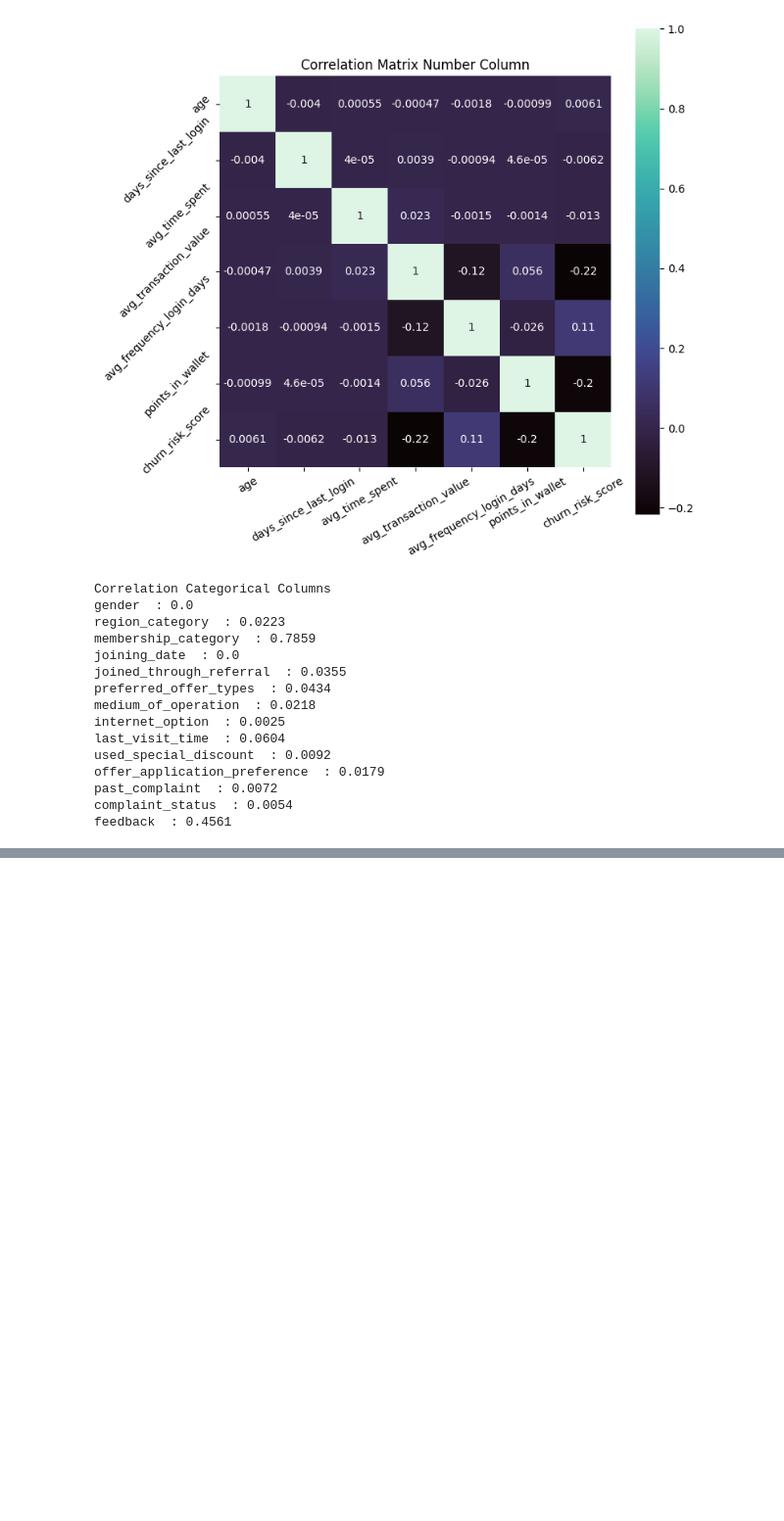
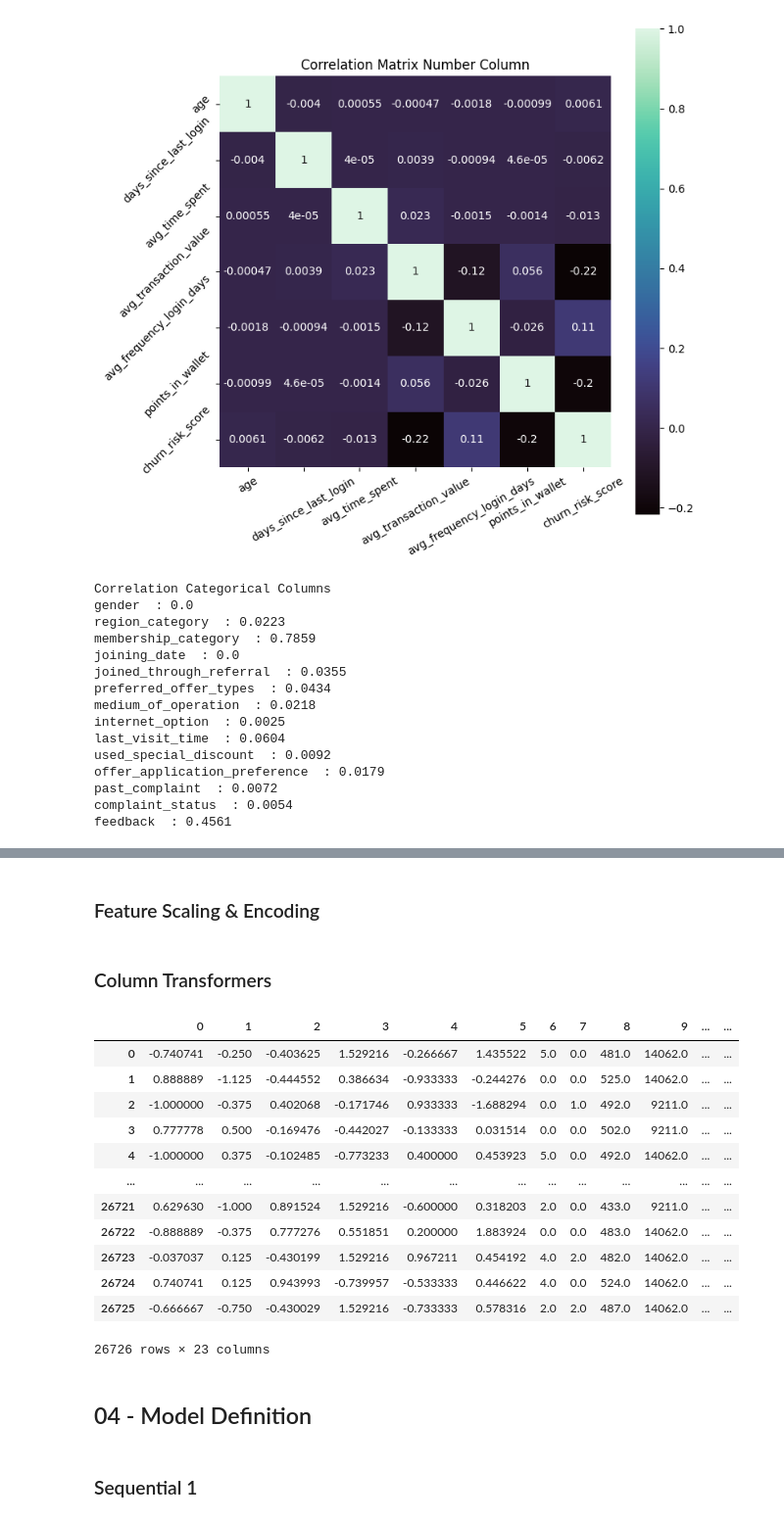
Before and after one commit to ediashta/HaiMeds-Churn-Prediction, a Jupyter notebook: h8dsft_P2M1_Edisahta.ipynb, the cells around one changed output, grey strips where cells are left out. Shown: that part at 98% size. Saved outputs shown, nothing was run; the diff lists cells and outputs as text; code cells hidden in the pictures; blank space fills up the shorter version.

```diff
--- a/h8dsft_P2M1_Edisahta.ipynb
+++ b/h8dsft_P2M1_Edisahta.ipynb
@@ -185,0 +303,2 @@ feedback  : 0.4561
+# %% [markdown]
+### Feature Scaling & Encoding
@@ -185,0 +320,42 @@ feedback  : 0.4561
+# %%
+ordinal_order = [['No Membership', 'Basic Membership', 'Premium Membership',
+                  'Silver Membership', 'Gold Membership', 'Platinum Membership'],
+                 ['Not Applicable', 'Unsolved', 'No Information Available',
+                  'Solved in Follow-up', 'Solved']]
+# %%
+ordinal_pipeline = Pipeline([
+    ('imputer', imputer),  #impute missing values
+    ('ordinal_encoder', OrdinalEncoder(categories=ordinal_order, handle_unknown='use_encoded_value', unknown_value=-1))  #encode using onehot encoder
+])
+# %% [markdown]
+### Column Transformers
+# %%
+col_transformers = ColumnTransformer([
+    ('pipe_num', scaler_pipeline, num_col),
+    ('pipe_ord', ordinal_pipeline, ord_col),
+    ('pipe_nom', nominal_pipeline, nom_col)
+])
+# %%
+X_train = col_transformers.fit_transform(X_train)
+X_val = col_transformers.transform(X_val)
+X_test = col_transformers.transform(X_test)
+# %%
+pd.DataFrame(X_train)
+# %% [output]
+|  | 0 | 1 | 2 | 3 | 4 | 5 | 6 | 7 | 8 | 9 | ... | ... |
+| 0 | -0.740741 | -0.250 | -0.403625 | 1.529216 | -0.266667 | 1.435522 | 5.0 | 0.0 | 481.0 | 14062.0 | ... | ... |
+| 1 | 0.888889 | -1.125 | -0.444552 | 0.386634 | -0.933333 | -0.244276 | 0.0 | 0.0 | 525.0 | 14062.0 | ... | ... |
+| 2 | -1.000000 | -0.375 | 0.402068 | -0.171746 | 0.933333 | -1.688294 | 0.0 | 1.0 | 492.0 | 9211.0 | ... | ... |
+| 3 | 0.777778 | 0.500 | -0.169476 | -0.442027 | -0.133333 | 0.031514 | 0.0 | 0.0 | 502.0 | 9211.0 | ... | ... |
+| 4 | -1.000000 | 0.375 | -0.102485 | -0.773233 | 0.400000 | 0.453923 | 5.0 | 0.0 | 492.0 | 14062.0 | ... | ... |
+| ... | ... | ... | ... | ... | ... | ... | ... | ... | ... | ... | ... | ... |
+| 26721 | 0.629630 | -1.000 | 0.891524 | 1.529216 | -0.600000 | 0.318203 | 2.0 | 0.0 | 433.0 | 9211.0 | ... | ... |
+| 26722 | -0.888889 | -0.375 | 0.777276 | 0.551851 | 0.200000 | 1.883924 | 0.0 | 0.0 | 483.0 | 14062.0 | ... | ... |
+| 26723 | -0.037037 | 0.125 | -0.430199 | 1.529216 | 0.967211 | 0.454192 | 4.0 | 2.0 | 482.0 | 14062.0 | ... | ... |
+| 26724 | 0.740741 | 0.125 | 0.943993 | -0.739957 | -0.533333 | 0.446622 | 4.0 | 0.0 | 524.0 | 14062.0 | ... | ... |
+| 26725 | -0.666667 | -0.750 | -0.430029 | 1.529216 | -0.733333 | 0.578316 | 2.0 | 2.0 | 487.0 | 14062.0 | ... | ... |
+26726 rows × 23 columns
+# %% [markdown]
+## 04 - Model Definition
+# %% [markdown]
+### Sequential 1
```
Also changed, not shown: parts of 26 cells of this notebook, 1 other file.
